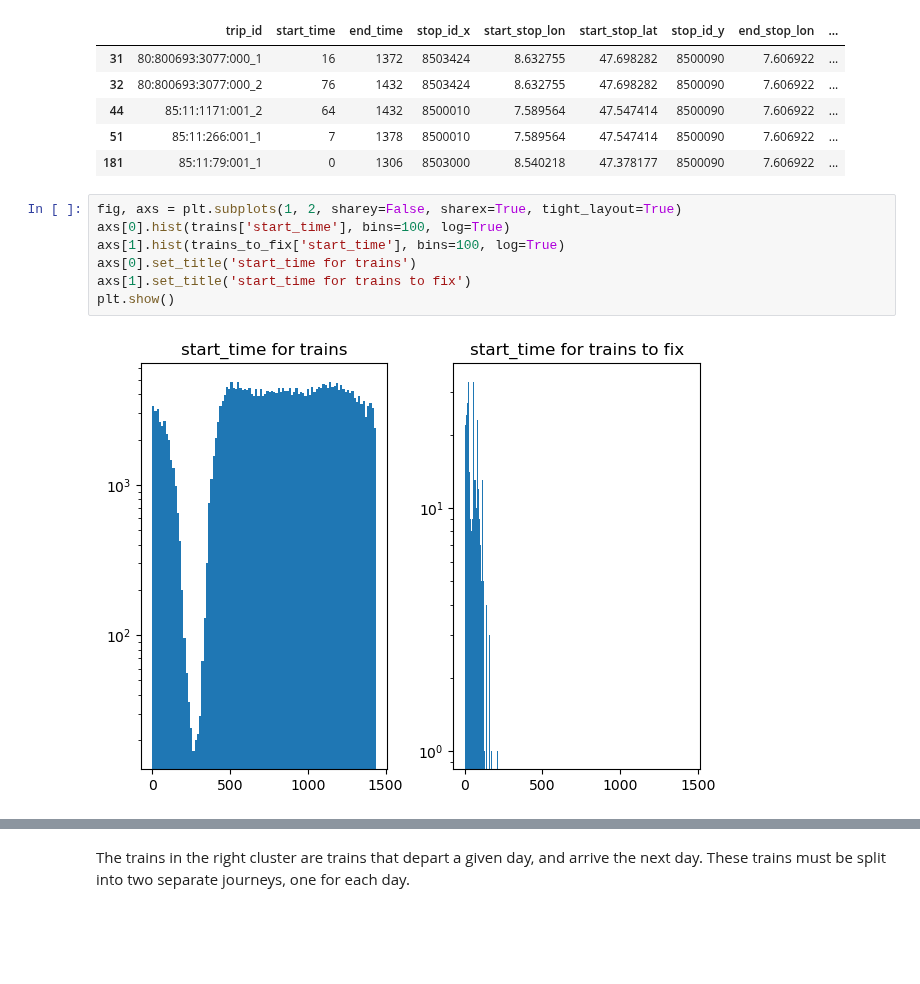
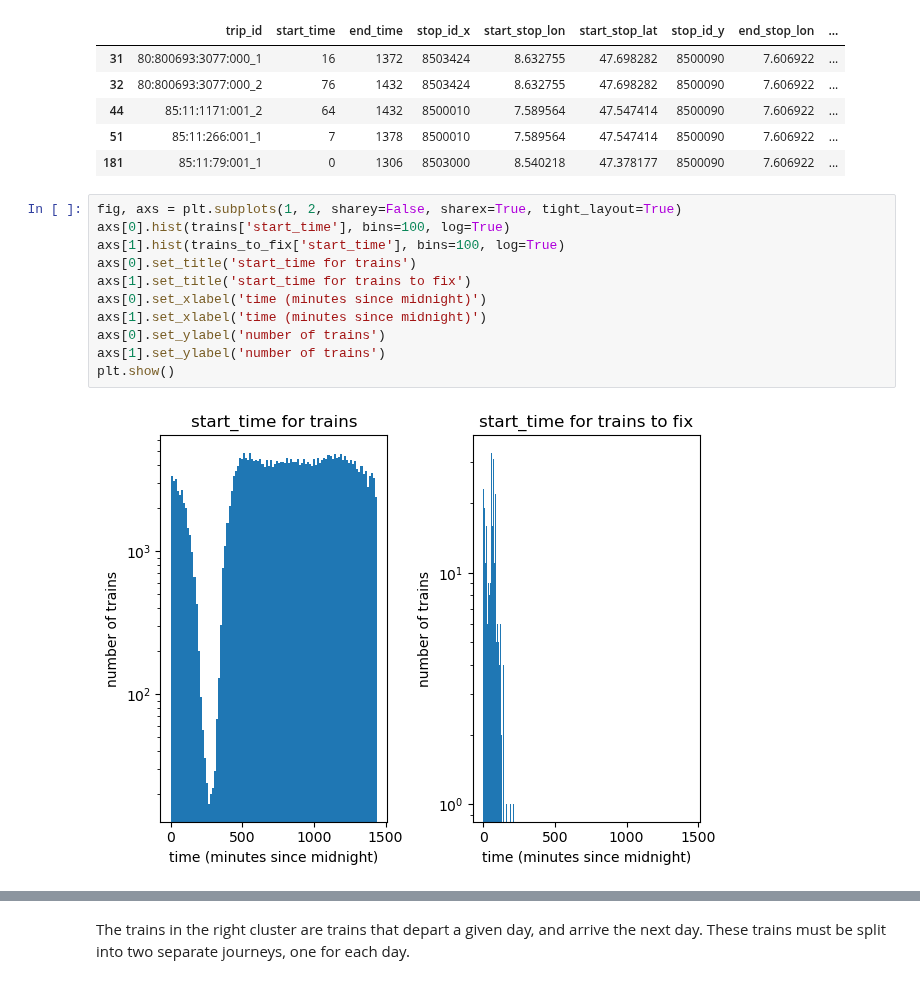
Before and after one commit to com-480-data-visualization/project-2023-choo-choo-data-darlings, a Jupyter notebook: notebooks/preprocessing/train_journeys_to_time_bins.ipynb, the cells around one changed output, grey strips where cells are left out. Cells and saved outputs as stored; diff of their text form; blank space fills up the shorter version.

```diff
--- a/notebooks/preprocessing/train_journeys_to_time_bins.ipynb
+++ b/notebooks/preprocessing/train_journeys_to_time_bins.ipynb
@@ -152,12 +156,16 @@ trains_to_fix.head()
 # %%
 fig, axs = plt.subplots(1, 2, sharey=False, sharex=True, tight_layout=True)
 axs[0].hist(trains['start_time'], bins=100, log=True)
 axs[1].hist(trains_to_fix['start_time'], bins=100, log=True)
 axs[0].set_title('start_time for trains')
 axs[1].set_title('start_time for trains to fix')
+axs[0].set_xlabel('time (minutes since midnight)')
+axs[1].set_xlabel('time (minutes since midnight)')
+axs[0].set_ylabel('number of trains')
+axs[1].set_ylabel('number of trains')
 plt.show()
 # %% [output]
-[figure, old version]
+[figure, new version]
 # %%
 fig, axs = plt.subplots(1, 2, sharey=False, sharex=True, tight_layout=True)
 axs[0].hist(trains['end_time'], bins=100, log=True)
```
Also changed, not shown: parts of 18 cells of this notebook, 3 other files.
